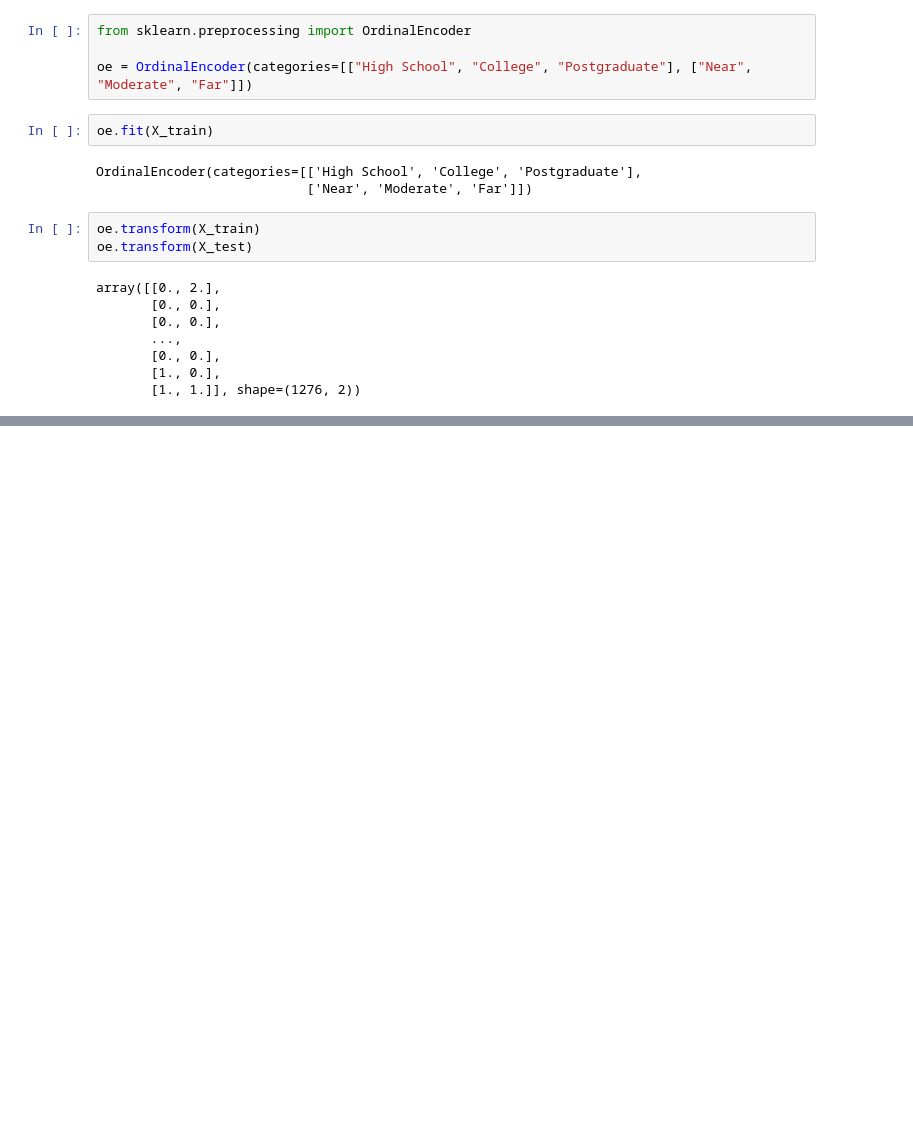
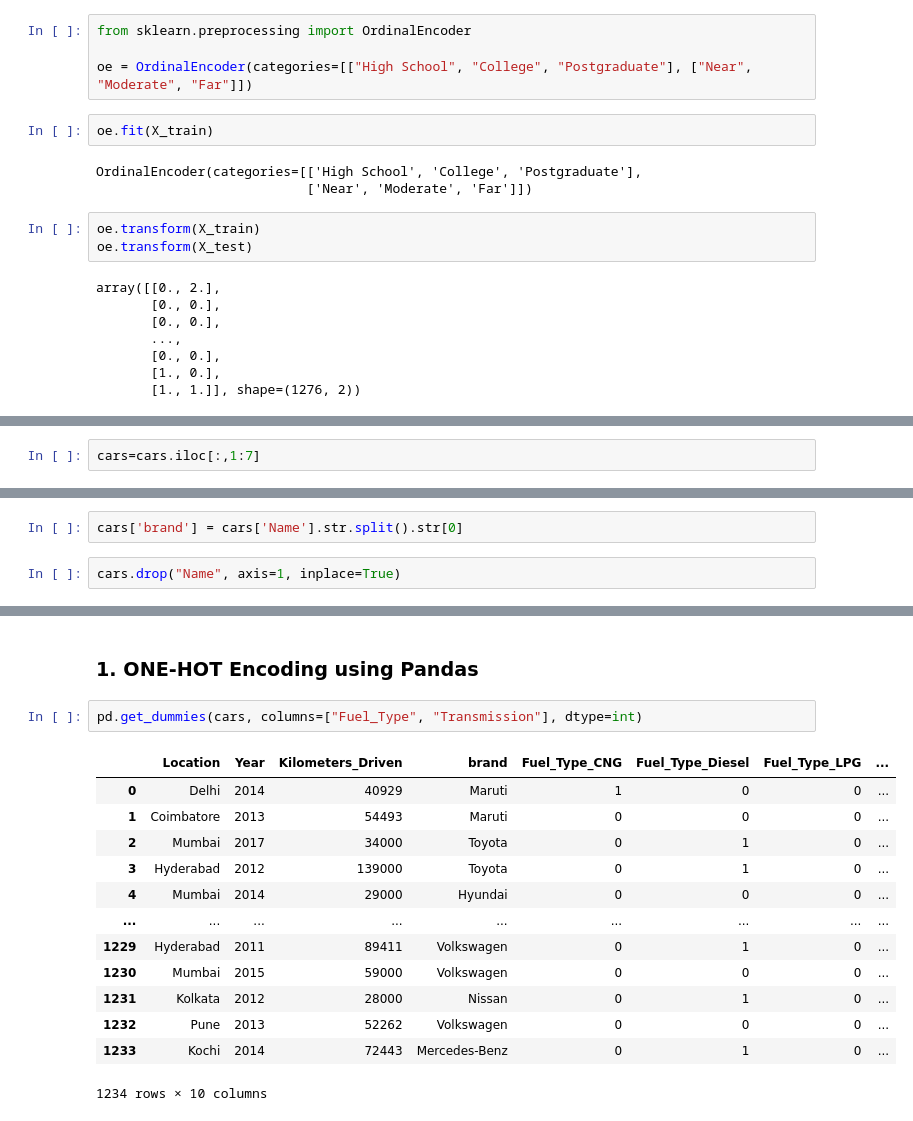
Before and after one commit to techphantom663/ML, a Jupyter notebook: 3.ipynb, the cells around one changed output, grey strips where cells are left out. Cells and saved outputs as stored; diff of their text form; blank space fills up the shorter version.

```diff
--- a/3.ipynb
+++ b/3.ipynb
@@ -144,0 +184,2 @@ array([[0., 2.],
+# %%
+cars=cars.iloc[:,1:7]
@@ -144,0 +212,4 @@ array([[0., 2.],
+# %%
+cars['brand'] = cars['Name'].str.split().str[0]
+# %%
+cars.drop("Name", axis=1, inplace=True)
@@ -144,0 +278,18 @@ array([[0., 2.],
+# %% [markdown]
+### 1. ONE-HOT Encoding using Pandas
+# %%
+pd.get_dummies(cars, columns=["Fuel_Type", "Transmission"], dtype=int)
+# %% [output]
+|  | Location | Year | Kilometers_Driven | brand | Fuel_Type_CNG | Fuel_Type_Diesel | Fuel_Type_LPG | ... |
+| 0 | Delhi | 2014 | 40929 | Maruti | 1 | 0 | 0 | ... |
+| 1 | Coimbatore | 2013 | 54493 | Maruti | 0 | 0 | 0 | ... |
+| 2 | Mumbai | 2017 | 34000 | Toyota | 0 | 1 | 0 | ... |
+| 3 | Hyderabad | 2012 | 139000 | Toyota | 0 | 1 | 0 | ... |
+| 4 | Mumbai | 2014 | 29000 | Hyundai | 0 | 0 | 0 | ... |
+| ... | ... | ... | ... | ... | ... | ... | ... | ... |
+| 1229 | Hyderabad | 2011 | 89411 | Volkswagen | 0 | 1 | 0 | ... |
+| 1230 | Mumbai | 2015 | 59000 | Volkswagen | 0 | 0 | 0 | ... |
+| 1231 | Kolkata | 2012 | 28000 | Nissan | 0 | 1 | 0 | ... |
+| 1232 | Pune | 2013 | 52262 | Volkswagen | 0 | 0 | 0 | ... |
+| 1233 | Kochi | 2014 | 72443 | Mercedes-Benz | 0 | 1 | 0 | ... |
+1234 rows × 10 columns
```
Also changed, not shown: parts of 37 cells of this notebook, 3 other files.
